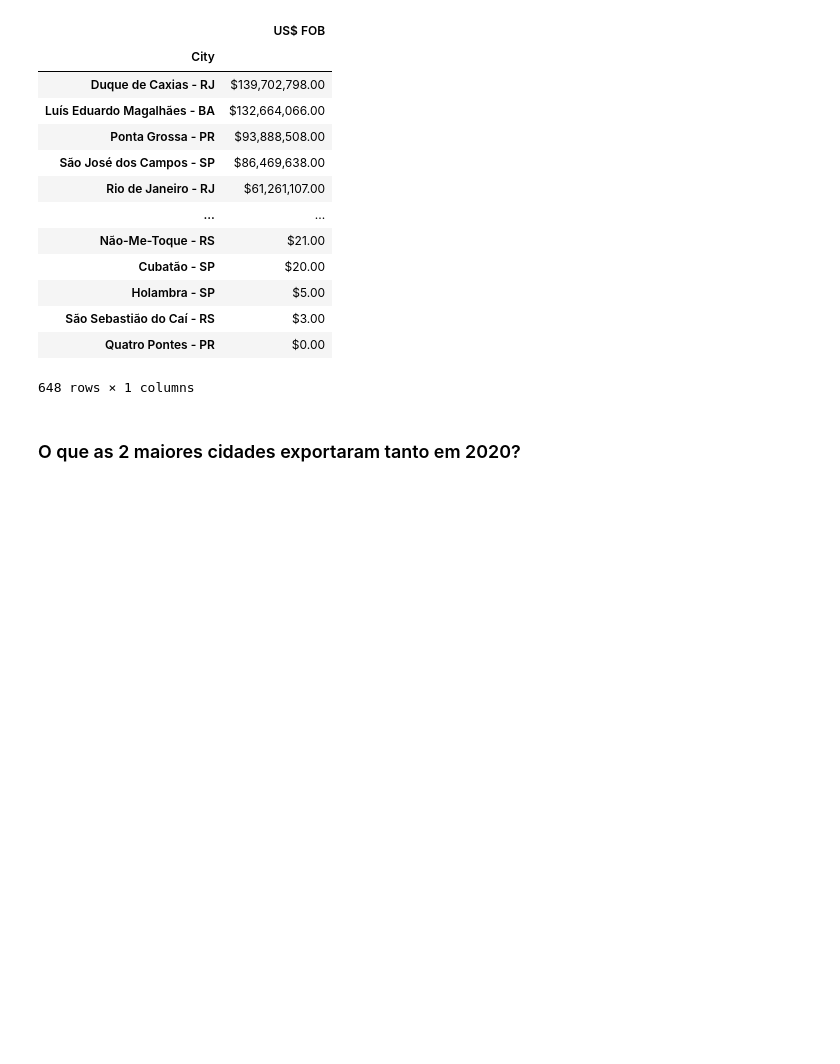
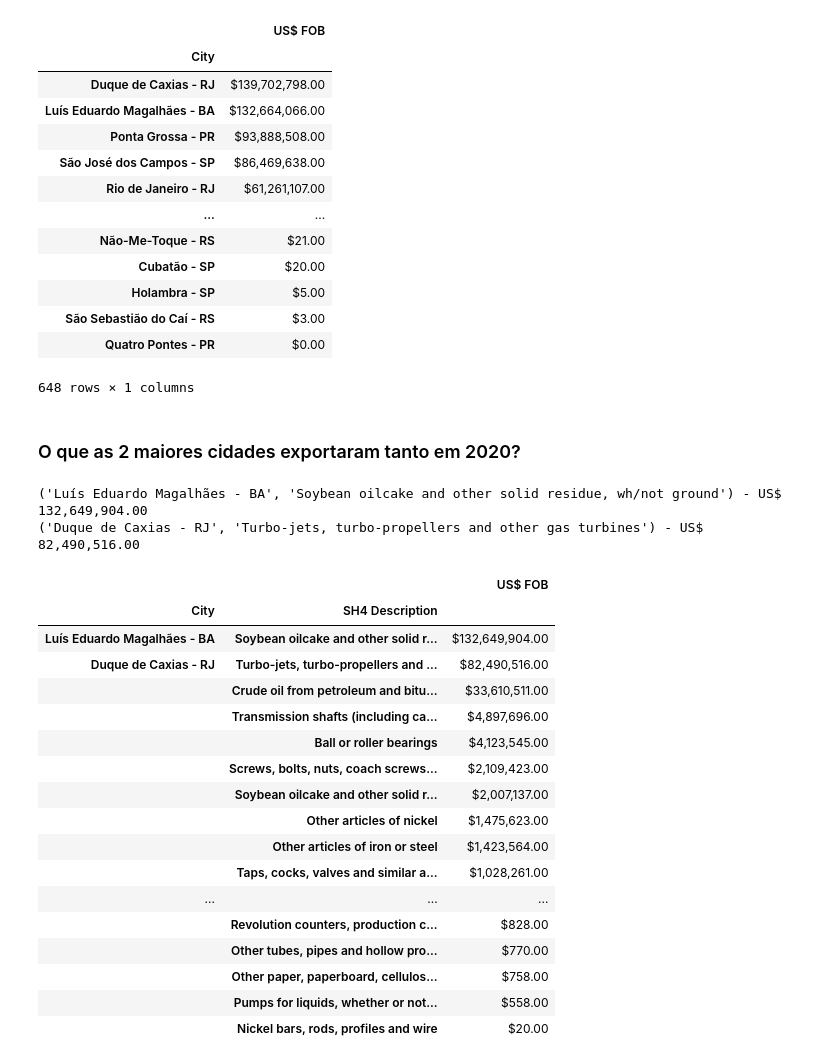
Before and after one commit to DiegoMonutti/python-impressionador, a Jupyter notebook: Mod 16 - Análise de Dados Pandas - Integração Python e Excel/Mentoria Análise Inicial.ipynb, the cells around one changed output. Cells and saved outputs as stored; diff of their text form; code cells hidden in the pictures; blank space fills up the shorter version.

```diff
--- a/Mod 16 - Análise de Dados Pandas - Integração Python e Excel/Mentoria Análise Inicial.ipynb
+++ b/Mod 16 - Análise de Dados Pandas - Integração Python e Excel/Mentoria Análise Inicial.ipynb
@@ -115,3 +115,32 @@ A cidade que mais exportou para a França foi: "Duque de Caxias - RJ" - US$ 139,
 648 rows × 1 columns
 # %% [markdown]
 ### O que as 2 maiores cidades exportaram tanto em 2020?
+# %%
+exportacoes_franca_cidades = exportacoes_brasil_franca.query("`Year` == 2020 and (`City` == 'Duque de Caxias - RJ' or `City` == 'Luís Eduardo Magalhães - BA')")[['City', 'SH4 Description', 'US$ FOB']].groupby(['City', 'SH4 Description']).sum().sort_values('US$ FOB', ascending=False)
+
+print(f'{exportacoes_franca_cidades.index[0]} - US$ {exportacoes_franca_cidades.iloc[0]["US$ FOB"]:,.2f}')
+print(f'{exportacoes_franca_cidades.index[1]} - US$ {exportacoes_franca_cidades.iloc[1]["US$ FOB"]:,.2f}')
+
+exportacoes_franca_cidades['US$ FOB'] = exportacoes_franca_cidades['US$ FOB'].map(formatar_valor)
+display(exportacoes_franca_cidades)
+# %% [output]
+('Luís Eduardo Magalhães - BA', 'Soybean oilcake and other solid residue, wh/not ground') - US$ 132,649,904.00
+('Duque de Caxias - RJ', 'Turbo-jets, turbo-propellers and other gas turbines') - US$ 82,490,516.00
+|  |  | US$ FOB |
+| City | SH4 Description |  |
+| Luís Eduardo Magalhães - BA | Soybean oilcake and other solid r... | $132,649,904.00 |
+| Duque de Caxias - RJ | Turbo-jets, turbo-propellers and ... | $82,490,516.00 |
+|  | Crude oil from petroleum and bitu... | $33,610,511.00 |
+|  | Transmission shafts (including ca... | $4,897,696.00 |
+|  | Ball or roller bearings | $4,123,545.00 |
+|  | Screws, bolts, nuts, coach screws... | $2,109,423.00 |
+|  | Soybean oilcake and other solid r... | $2,007,137.00 |
+|  | Other articles of nickel | $1,475,623.00 |
+|  | Other articles of iron or steel | $1,423,564.00 |
+|  | Taps, cocks, valves and similar a... | $1,028,261.00 |
+| ... | ... | ... |
+|  | Revolution counters, production c... | $828.00 |
+|  | Other tubes, pipes and hollow pro... | $770.00 |
+|  | Other paper, paperboard, cellulos... | $758.00 |
+|  | Pumps for liquids, whether or not... | $558.00 |
+|  | Nickel bars, rods, profiles and wire | $20.00 |
```
